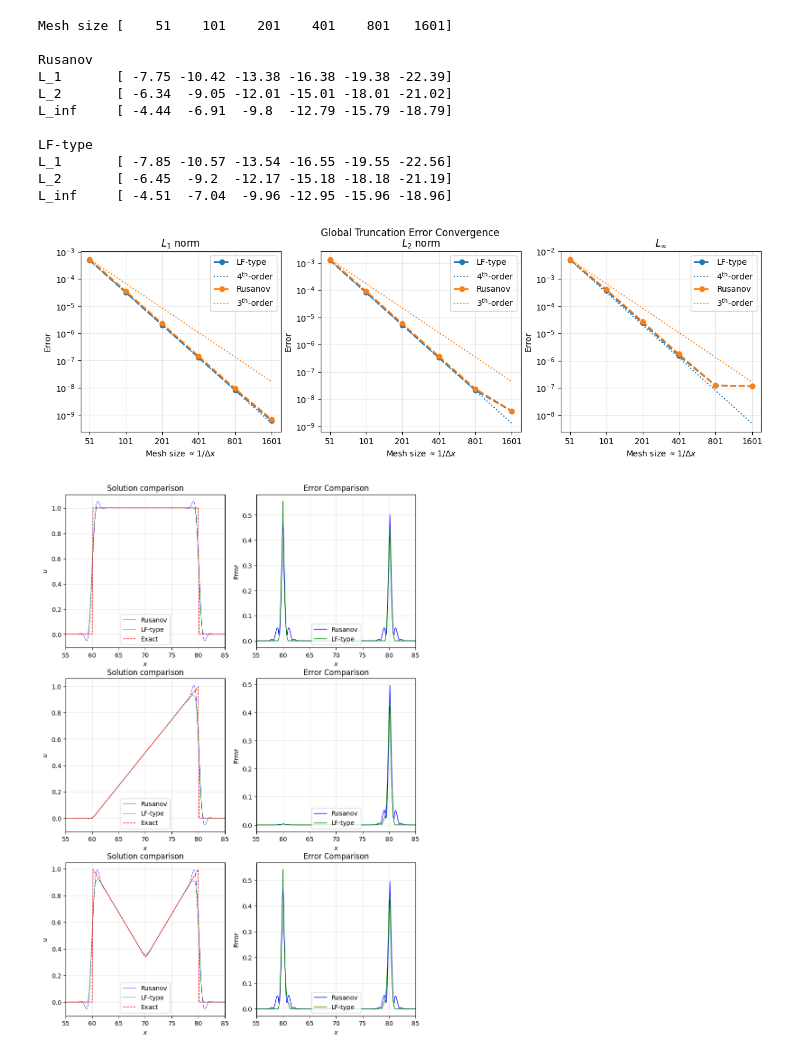
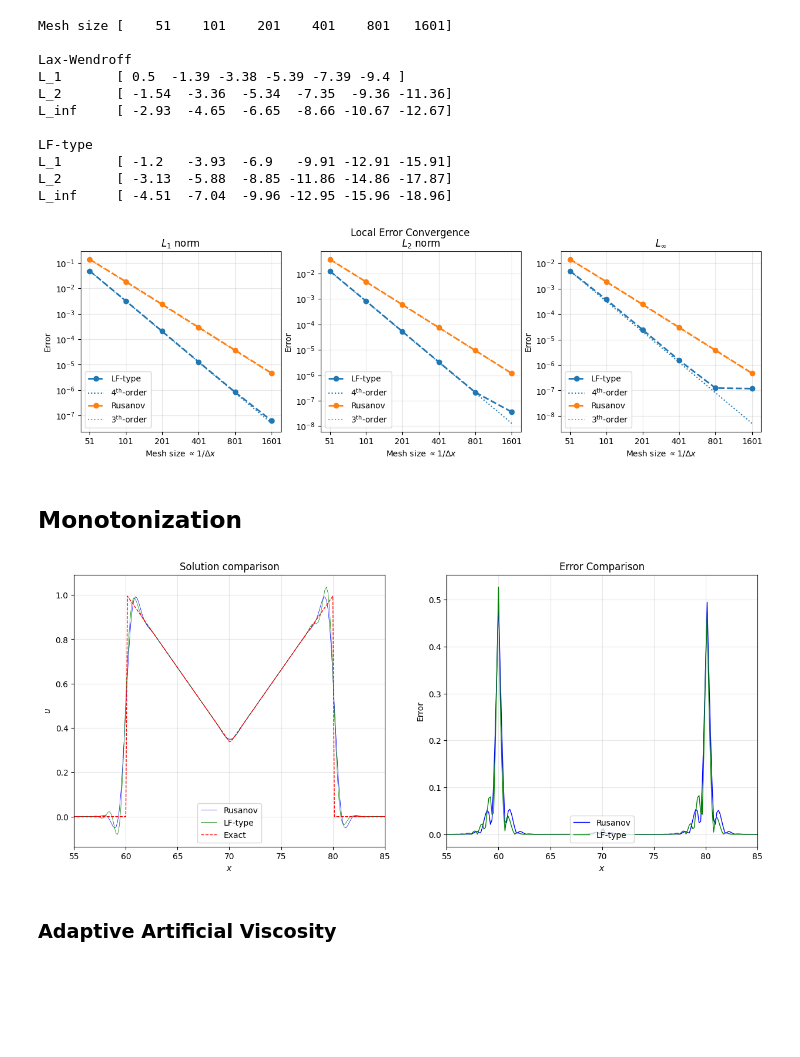
Before and after one commit to ukolov-ivan/mipt-vkr, a Jupyter notebook: src/advect.ipynb, the cells around one changed output. Cells and saved outputs as stored; diff of their text form; code cells hidden in the pictures; blank space fills up the shorter version.

```diff
--- a/src/advect.ipynb
+++ b/src/advect.ipynb
@@ -2,6 +2,10 @@
 import numpy as np
 import numpy.typing as npt
 import matplotlib.pyplot as plt
+import matplotlib
 import matplotlib.axes
 
 import typing
+
+
+matplotlib.rcParams["savefig.bbox"] = 'tight'
@@ -170,6 +176,18 @@ def rusanov_step(
         + cfl2 / 8.0 * (u[i+2] - 2.0*u[i] + u[i-2])
         - cfl3 / 12.0 * (u[i+2] - 2.0*u[i+1] + 2.0*u[i-1] - u[i-2])
         - omega / 24.0 * (u[i+2] - 4.0*u[i+1] + 6.0*u[i] - 4.0*u[i-1] + u[i-2])
+    )
+    return u_next
+
+def lw_step(
+    u: npt.NDArray[np.floating], *, cfl: np.floating, **_
+) -> npt.NDArray[np.floating]:
+    i = np.arange(1, len(u) - 1)
+    u_next = np.zeros_like(u)
+    u_next[i] = (
+        u[i]
+        - (cfl / 2) * (u[i + 1] - u[i - 1])
+        + (cfl**2 / 2) * (u[i + 1] - 2 * u[i] + u[i - 1])
     )
     return u_next
 
@@ -263,0 +283,7 @@ plt.show()
+# %%
+grid, u, u_exact = advect(mlf_step)
+error = np.abs(u - u_exact)
+grid, u_rusanov, u_exact = advect(rusanov_step)
+error_rusanov = np.abs(u_rusanov - u_exact)
+
+dx = L / (N - 1.0)
@@ -373,8 +433,8 @@ plt.show()
 print("Mesh size [" + " ".join([f"{size:>6d}" for size in mesh_sizes]) + "]\n")
 np.set_printoptions(precision=2)
 for method_name, errors in zip(
-    ("Rusanov", "LF-type"),
-    (rusanov_convergence, mlf_convergence)
+    ("Lax-Wendroff", "LF-type"),
+    (lw_convergence, mlf_convergence)
 ):
     print(method_name)
     for p, error in errors.items():
@@ -383,12 +443,12 @@ for method_name, errors in zip(
 # %% [output]
 Mesh size [    51    101    201    401    801   1601]
 
-Rusanov
-L_1       [ -7.75 -10.42 -13.38 -16.38 -19.38 -22.39]
-L_2       [ -6.34  -9.05 -12.01 -15.01 -18.01 -21.02]
-L_inf     [ -4.44  -6.91  -9.8  -12.79 -15.79 -18.79]
+Lax-Wendroff
+L_1       [ 0.5  -1.39 -3.38 -5.39 -7.39 -9.4 ]
+L_2       [ -1.54  -3.36  -5.34  -7.35  -9.36 -11.36]
+L_inf     [ -2.93  -4.65  -6.65  -8.66 -10.67 -12.67]
 
 LF-type
-L_1       [ -7.85 -10.57 -13.54 -16.55 -19.55 -22.56]
-L_2       [ -6.45  -9.2  -12.17 -15.18 -18.18 -21.19]
+L_1       [ -1.2   -3.93  -6.9   -9.91 -12.91 -15.91]
+L_2       [ -3.13  -5.88  -8.85 -11.86 -14.86 -17.87]
 L_inf     [ -4.51  -7.04  -9.96 -12.95 -15.96 -18.96]
@@ -405,11 +524,11 @@ rusanov_convergence = convergence(
 fig, axes = plot_convergence(
     dxs, errors=mlf_convergence, expected_order=4, label="LF-type")
 fig, axes = plot_convergence(
-    dxs, errors=rusanov_convergence, expected_order=3, label="Rusanov",
+    dxs, errors=lw_convergence, expected_order=3, label="Rusanov",
     axes=axes)
 
-fig.suptitle("Local Truncation Error Convergence")
-
+fig.suptitle("Local Error Convergence")
+plt.savefig('convergence-le.png')
 plt.show()
 # %% [output]
-[figure, old version]
+[figure, new version]
@@ -416,5 +543,7 @@ plt.show()
+# %% [markdown]
+## Monotonization
 # %%
-plt.figure(figsize=(10, 15))
+plt.figure(figsize=(15, 6))
 
 for i, (ic_func, ic_kwargs) in enumerate(
     zip(
@@ -431,7 +560,7 @@ for i, (ic_func, ic_kwargs) in enumerate(
             # {"center": 20.0, "width": 5.0},
         ])):
     grid, u, u_exact = advect(
-        mlf_with_correction_step,
+        mlf_step,
         ic_func=ic_func,
         ic_kwargs=ic_kwargs,
     )
@@ -439,36 +568,37 @@ for i, (ic_func, ic_kwargs) in enumerate(
         rusanov_step,
         ic_func=ic_func,
         ic_kwargs=ic_kwargs,
     )
 
-    plt.subplot(3, 2, 2 * i + 1)
+    plt.subplot(1, 2, 2 * i + 1)
 
     plt.plot(grid, u_rusanov, 'b-', linewidth=0.5, label='Rusanov')
     plt.plot(grid, u, 'g-', linewidth=0.5, label='LF-type')
     plt.plot(grid, u_exact, 'r--', linewidth=1, label='Exact')
     plt.xlabel('$x$')
     plt.xlim(70 - 15, 70 + 15)
     plt.ylabel('$u$')
     plt.title('Solution comparison')
     plt.legend(loc='lower center')
     plt.grid(True, alpha=0.3)
 
-    plt.subplot(3, 2, 2 * i + 2)
+    plt.subplot(1, 2, 2 * i + 2)
     error_rusanov = np.abs(u_rusanov - u_exact)
     error = np.abs(u - u_exact)
 
     plt.plot(grid, error_rusanov, 'b-', linewidth=1, label='Rusanov')
     plt.plot(grid, error, 'g-', linewidth=1, label='LF-type')
     plt.xlabel('$x$')
     plt.xlim(70 - 15, 70 + 15)
     plt.ylabel('Error')
     plt.title('Error Comparison')
     plt.legend(loc='lower center')
     plt.grid(True, alpha=0.3)
 
+plt.savefig('scheme-comparison-discontinuous.png')
 plt.show()
 # %% [output]
-[figure, old version]
+[figure, new version]
 # %%
 def curvature_sensor(u: np.ndarray, eps: float = 1e-12) -> np.ndarray:
     """Returns S_i (len(u)-2) for interior cells i=1..n-2."""
@@ -510,6 +642,8 @@ def pad_sensor(S_partial: np.ndarray, n: int) -> np.ndarray:
     else:
         raise ValueError(f"Sensor length {m} unexpected for n={n}")
     return S_full
+# %% [markdown]
+### Adaptive Artificial Viscosity
 # %%
 def aav_step(
     u: np.ndarray,
```
Also changed, not shown: parts of 23 cells of this notebook, 3 other files.
